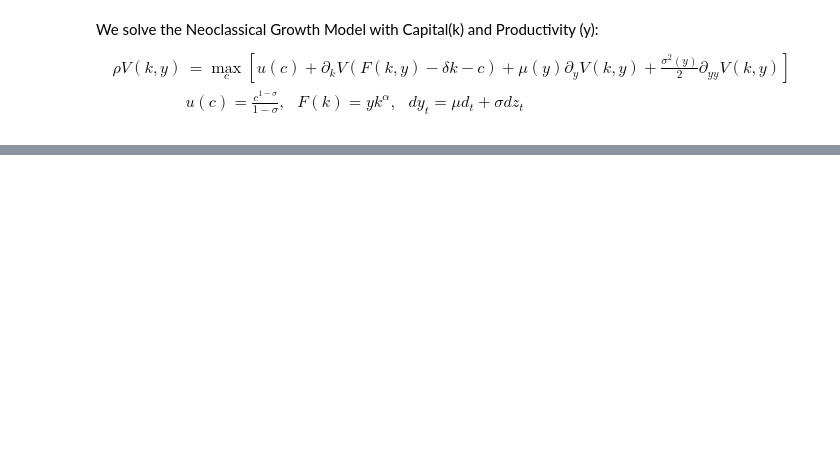
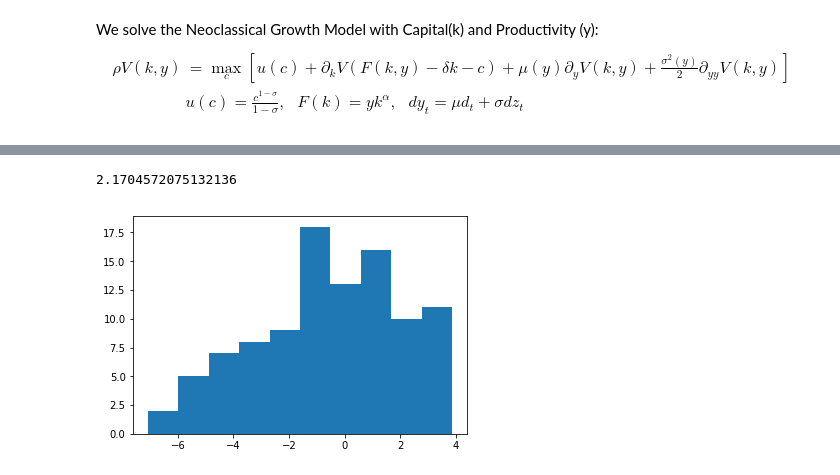
Before and after one commit to yniu87/ML_Macro, a Jupyter notebook: NGM2.ipynb, the cells around one changed output, grey strips where cells are left out. Saved outputs shown, nothing was run; the diff lists cells and outputs as text; code cells hidden in the pictures; blank space fills up the shorter version.

```diff
--- a/NGM2.ipynb
+++ b/NGM2.ipynb
@@ -81,13 +88,10 @@ x2_train.shape
 # %%
 def build_model():
   model = keras.Sequential([
-    layers.Dense(64, activation='tanh', input_shape=[2]), #use_bias=True
-    layers.Dense(64, activation='tanh'), #use_bias=False
-    layers.Dense(64, activation='tanh'), #use_bias=False
+    layers.Dense(36, activation='tanh', input_shape=[2]), #use_bias=True
+    layers.Dense(36, activation='tanh'), #use_bias=False
+    layers.Dense(36, activation='tanh'), #use_bias=False
 #     layers.Dense(16, activation='relu'), #use_bias=False
-#     layers.Dense(8, activation='relu'), #use_bias=False
-#     layers.Dense(4, activation='relu'), #use_bias=False
-#     layers.Dense(2, activation='relu'), #use_bias=False
     layers.Dense(1) #,kernel_constraint=keras.constraints.NonNeg()
   ])
 
@@ -121,2 +125,10 @@ Trainable params: 8,577
 Non-trainable params: 0
 _________________________________________________________________
+# %%
+z_train = - 11/81*(k_train-9)**2 - 13 + 10*(y_train-1)
+
+k_norm = (k_train-kmin)/(kmax-kmin)
+y_norm = (y_train-ymin)/(ymax-ymin)
+
+x_train = np.concatenate((k_norm, y_train), axis=1)
+model.fit( x_train, z_train, epochs=50,validation_split = 0.2, verbose=1 ) # ,batch_size=5000
@@ -123,3 +154,29 @@ _________________________________________________________________
+# %%
+# k_test = np.linspace(kmin,kmax,num=99).reshape(99,1)
+# y_test = np.linspace(ymin,ymax,num=99).reshape(99,1)
+
+k_test = np.random.uniform(kmin,kmax,(99,1))
+y_test = np.random.uniform(ymin,ymax,(99,1))
+
+k_tnorm = (k_test-kmin)/(kmax-kmin)
+y_tnorm = (y_test-ymin)/(ymax-ymin)
+
+
+x_test = np.concatenate((k_tnorm, y_test), axis=1)
+
+# z_test = k_test**2 + y_test**2
+z_test = - 11/81*(k_test-9)**2 - 13 + 10*(y_test-1)
+
+
+error = z_test.reshape(99,1) - model.predict([x_test])
+
+print(np.mean(abs(error)))
+
+plt.hist(error, bins=10)
+plt.show()
+# %% [output]
+2.1704572075132136
+[figure, added]
 # %%
 from mpl_toolkits import mplot3d
 
```
Also changed, not shown: parts of 16 cells of this notebook.
